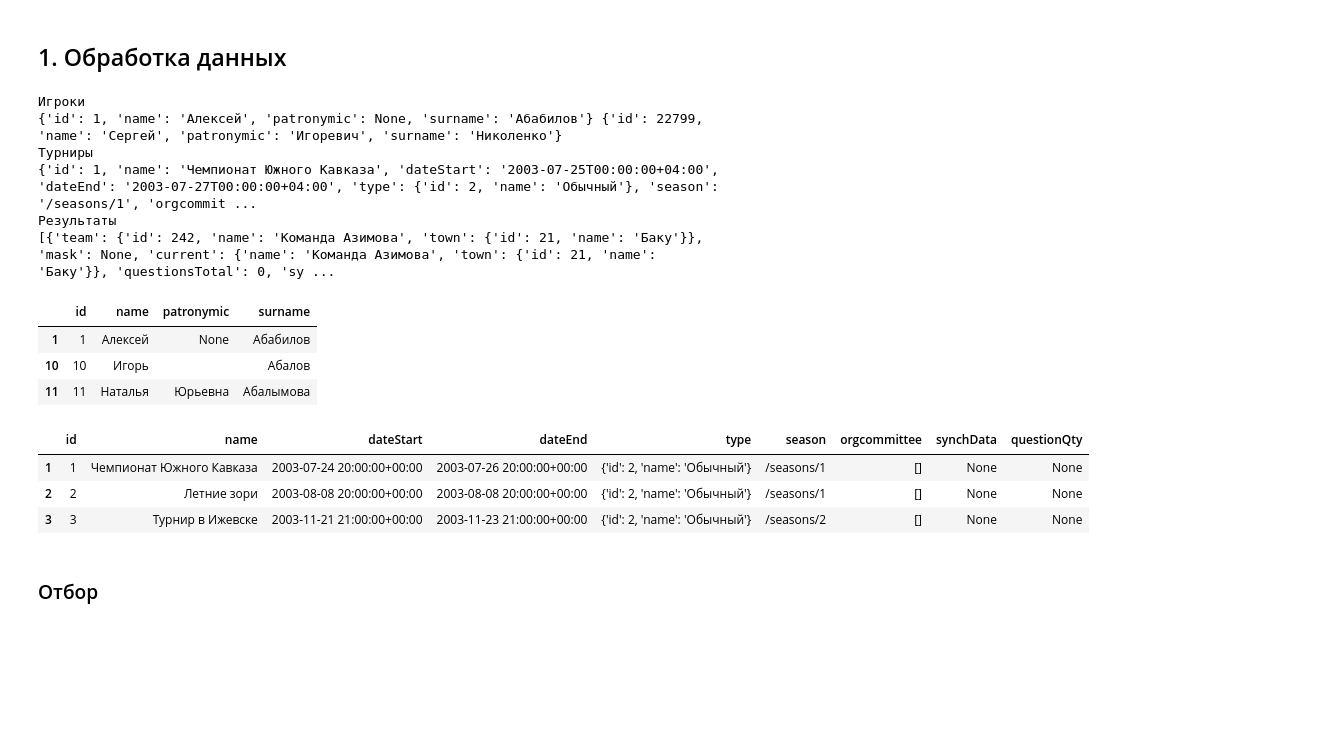
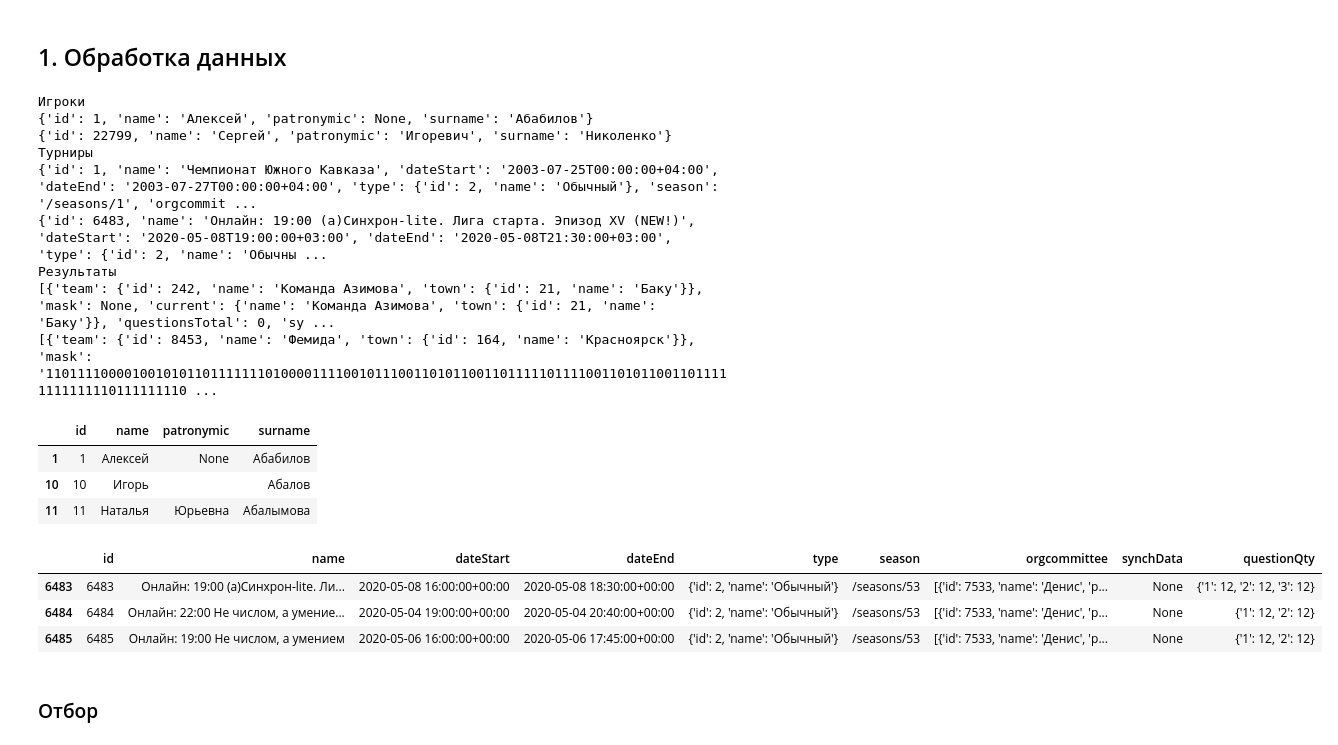
Before and after one commit to robertspb/adv-ml2, a Jupyter notebook: hw_2.ipynb, the cells around one changed output. Drawn from its saved outputs; the diff is of its cells as text; code cells hidden in the pictures; blank space fills up the shorter version.

```diff
--- a/hw_2.ipynb
+++ b/hw_2.ipynb
@@ -14,18 +17,21 @@ results = pd.read_pickle('/content/drive/MyDrive/adv-ml/results.pkl')
 # %%
 # Превью загруженных данных
 print('Игроки')
-print(players[1], players[22799])
+print(players[1], players[22799], sep='\n')
 print('Турниры')
-print(tournaments[1], tournaments[2])
+print(tournaments[1], tournaments[6483], sep='\n')
 print('Результаты')
-print(results[1], results[2])
+print(results[1], results[3232], sep='\n')
 # %% [output]
 Игроки
-{'id': 1, 'name': 'Алексей', 'patronymic': None, 'surname': 'Абабилов'} {'id': 22799, 'name': 'Сергей', 'patronymic': 'Игоревич', 'surname': 'Николенко'}
+{'id': 1, 'name': 'Алексей', 'patronymic': None, 'surname': 'Абабилов'}
+{'id': 22799, 'name': 'Сергей', 'patronymic': 'Игоревич', 'surname': 'Николенко'}
 Турниры
 {'id': 1, 'name': 'Чемпионат Южного Кавказа', 'dateStart': '2003-07-25T00:00:00+04:00', 'dateEnd': '2003-07-27T00:00:00+04:00', 'type': {'id': 2, 'name': 'Обычный'}, 'season': '/seasons/1', 'orgcommit ...
+{'id': 6483, 'name': 'Онлайн: 19:00 (а)Синхрон-lite. Лига старта. Эпизод XV (NEW!)', 'dateStart': '2020-05-08T19:00:00+03:00', 'dateEnd': '2020-05-08T21:30:00+03:00', 'type': {'id': 2, 'name': 'Обычны ...
 Результаты
 [{'team': {'id': 242, 'name': 'Команда Азимова', 'town': {'id': 21, 'name': 'Баку'}}, 'mask': None, 'current': {'name': 'Команда Азимова', 'town': {'id': 21, 'name': 'Баку'}}, 'questionsTotal': 0, 'sy ...
+[{'team': {'id': 8453, 'name': 'Фемида', 'town': {'id': 164, 'name': 'Красноярск'}}, 'mask': '1101111000010010101101111111010000111100101110011010110011011111011110011010110011011111111111110111111110 ...
 # %%
 players_df = pd.DataFrame.from_dict(players, orient='index')
 tournaments_df = pd.DataFrame.from_dict(tournaments, orient='index')
@@ -41,12 +47,12 @@ players_df.head(3)
 | 10 | 10 | Игорь |  | Абалов |
 | 11 | 11 | Наталья | Юрьевна | Абалымова |
 # %%
-tournaments_df.head(3)
+tournaments_df.tail(3)
 # %% [output]
 |  | id | name | dateStart | dateEnd | type | season | orgcommittee | synchData | questionQty |
-| 1 | 1 | Чемпионат Южного Кавказа | 2003-07-24 20:00:00+00:00 | 2003-07-26 20:00:00+00:00 | {'id': 2, 'name': 'Обычный'} | /seasons/1 | [] | None | None |
-| 2 | 2 | Летние зори | 2003-08-08 20:00:00+00:00 | 2003-08-08 20:00:00+00:00 | {'id': 2, 'name': 'Обычный'} | /seasons/1 | [] | None | None |
-| 3 | 3 | Турнир в Ижевске | 2003-11-21 21:00:00+00:00 | 2003-11-23 21:00:00+00:00 | {'id': 2, 'name': 'Обычный'} | /seasons/2 | [] | None | None |
+| 6483 | 6483 | Онлайн: 19:00 (а)Синхрон-lite. Ли... | 2020-05-08 16:00:00+00:00 | 2020-05-08 18:30:00+00:00 | {'id': 2, 'name': 'Обычный'} | /seasons/53 | [{'id': 7533, 'name': 'Денис', 'p... | None | {'1': 12, '2': 12, '3': 12} |
+| 6484 | 6484 | Онлайн: 22:00 Не числом, а умение... | 2020-05-04 19:00:00+00:00 | 2020-05-04 20:40:00+00:00 | {'id': 2, 'name': 'Обычный'} | /seasons/53 | [{'id': 7533, 'name': 'Денис', 'p... | None | {'1': 12, '2': 12} |
+| 6485 | 6485 | Онлайн: 19:00 Не числом, а умением | 2020-05-06 16:00:00+00:00 | 2020-05-06 17:45:00+00:00 | {'id': 2, 'name': 'Обычный'} | /seasons/53 | [{'id': 7533, 'name': 'Денис', 'p... | None | {'1': 12, '2': 12} |
 # %% [markdown]
 ### Отбор
 # %%
```
Also changed, not shown: parts of 23 cells of this notebook.
